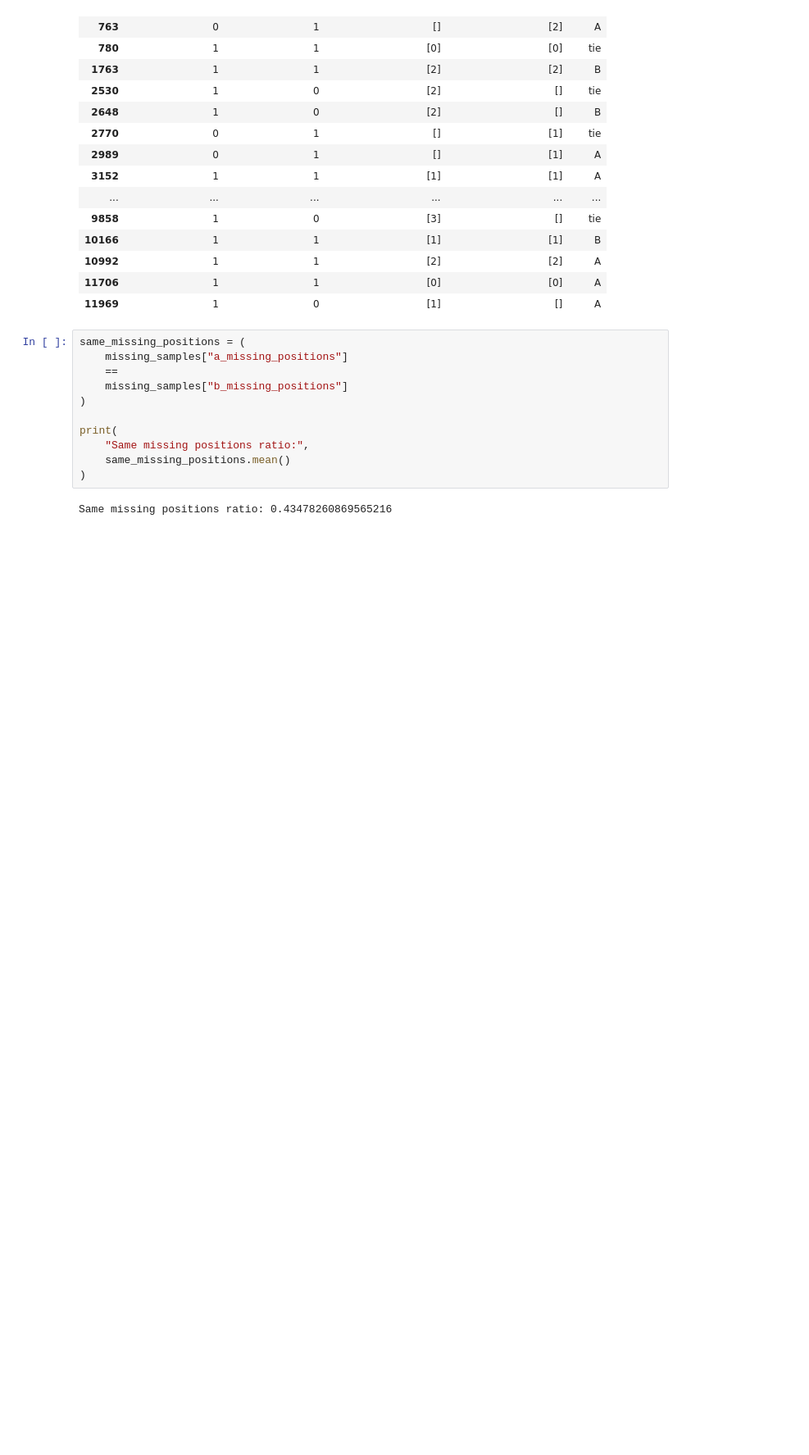
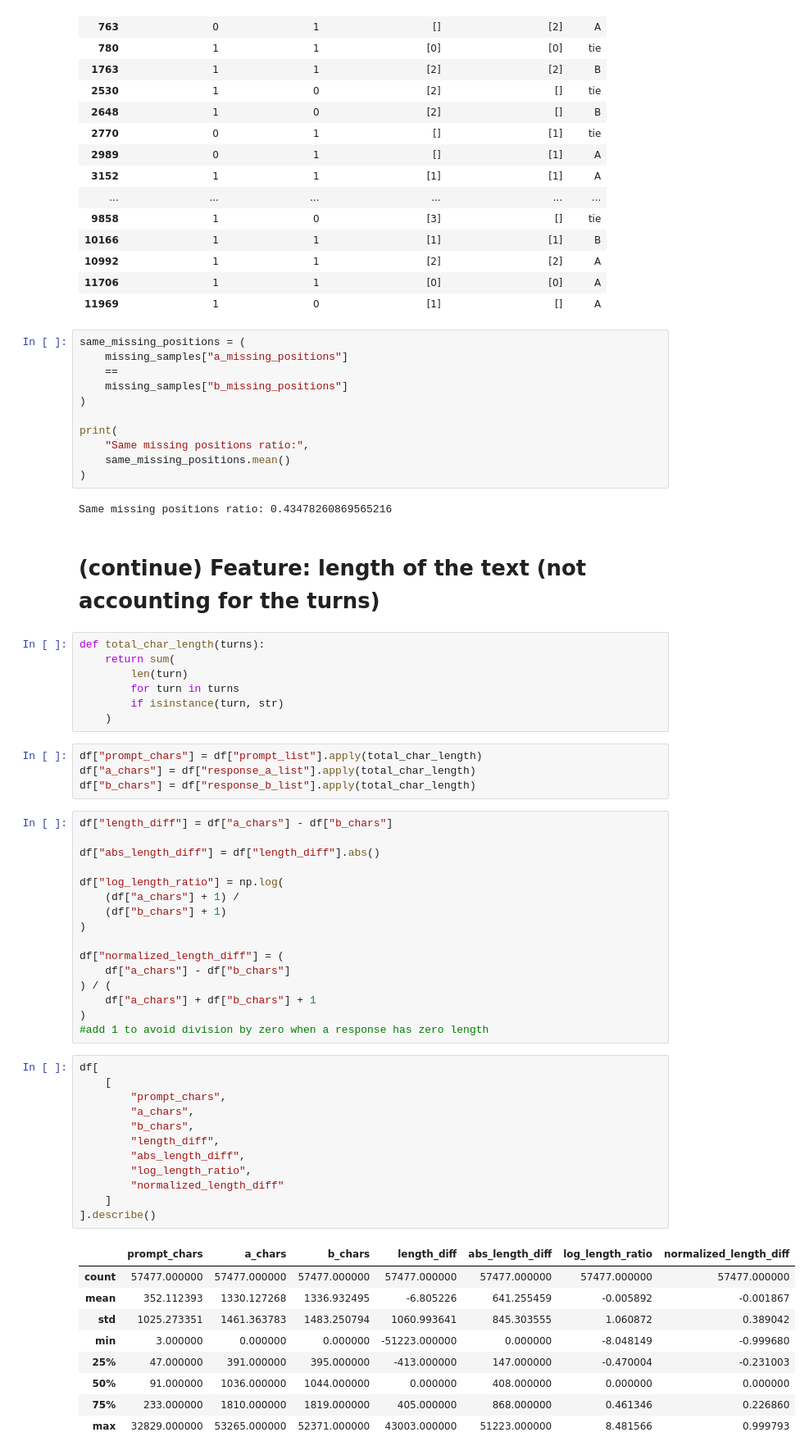
Before and after one commit to AAAAAmily/lmsys-preference-prediction, a Jupyter notebook: notebooks/02_feature_engineering.ipynb, the cells around one changed output. Shown at 82% size. Drawn from its saved outputs; the diff is of its cells as text; blank space fills up the shorter version.

Commit message:
feat: add 6 pairwise response length features

```diff
--- a/notebooks/02_feature_engineering.ipynb
+++ b/notebooks/02_feature_engineering.ipynb
@@ -255,3 +255,54 @@ print(
 )
 # %% [output]
 Same missing positions ratio: 0.43478260869565216
+# %% [markdown]
+# (continue) Feature: length of the text (not accounting for the turns)
+# %%
+def total_char_length(turns):
+    return sum(
+        len(turn)
+        for turn in turns
+        if isinstance(turn, str)
+    )
+# %%
+df["prompt_chars"] = df["prompt_list"].apply(total_char_length)
+df["a_chars"] = df["response_a_list"].apply(total_char_length)
+df["b_chars"] = df["response_b_list"].apply(total_char_length)
+# %%
+df["length_diff"] = df["a_chars"] - df["b_chars"]
+
+df["abs_length_diff"] = df["length_diff"].abs()
+
+df["log_length_ratio"] = np.log(
+    (df["a_chars"] + 1) /
+    (df["b_chars"] + 1)
+)
+
+df["normalized_length_diff"] = (
+    df["a_chars"] - df["b_chars"]
+) / (
+    df["a_chars"] + df["b_chars"] + 1
+)
+#add 1 to avoid division by zero when a response has zero length
+# %%
+df[
+    [
+        "prompt_chars",
+        "a_chars",
+        "b_chars",
+        "length_diff",
+        "abs_length_diff",
+        "log_length_ratio",
+        "normalized_length_diff"
+    ]
+].describe()
+# %% [output]
+|  | prompt_chars | a_chars | b_chars | length_diff | abs_length_diff | log_length_ratio | normalized_length_diff |
+| count | 57477.000000 | 57477.000000 | 57477.000000 | 57477.000000 | 57477.000000 | 57477.000000 | 57477.000000 |
+| mean | 352.112393 | 1330.127268 | 1336.932495 | -6.805226 | 641.255459 | -0.005892 | -0.001867 |
+| std | 1025.273351 | 1461.363783 | 1483.250794 | 1060.993641 | 845.303555 | 1.060872 | 0.389042 |
+| min | 3.000000 | 0.000000 | 0.000000 | -51223.000000 | 0.000000 | -8.048149 | -0.999680 |
+| 25% | 47.000000 | 391.000000 | 395.000000 | -413.000000 | 147.000000 | -0.470004 | -0.231003 |
+| 50% | 91.000000 | 1036.000000 | 1044.000000 | 0.000000 | 408.000000 | 0.000000 | 0.000000 |
+| 75% | 233.000000 | 1810.000000 | 1819.000000 | 405.000000 | 868.000000 | 0.461346 | 0.226860 |
+| max | 32829.000000 | 53265.000000 | 52371.000000 | 43003.000000 | 51223.000000 | 8.481566 | 0.999793 |
```
Also changed, not shown: parts of 3 cells of this notebook.
